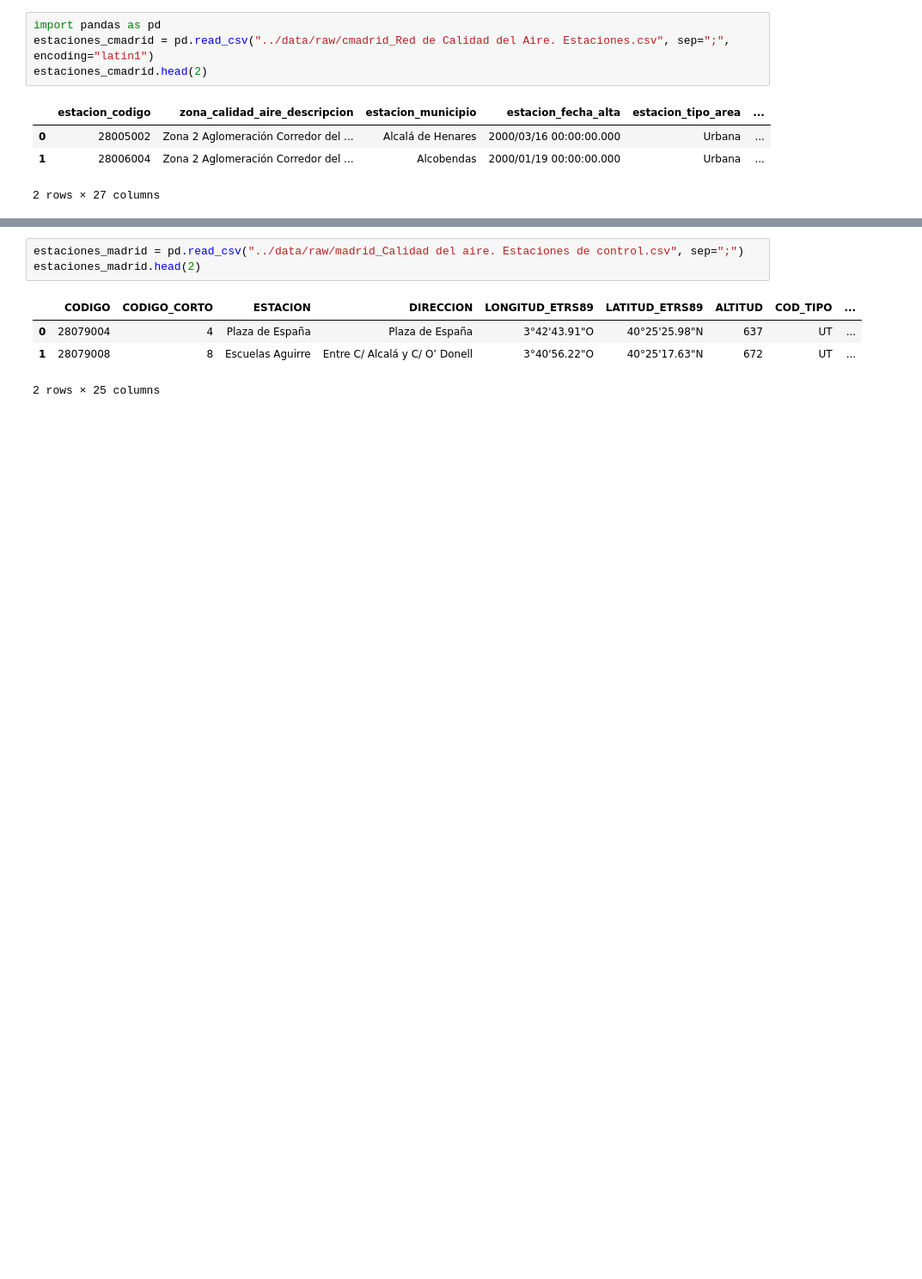
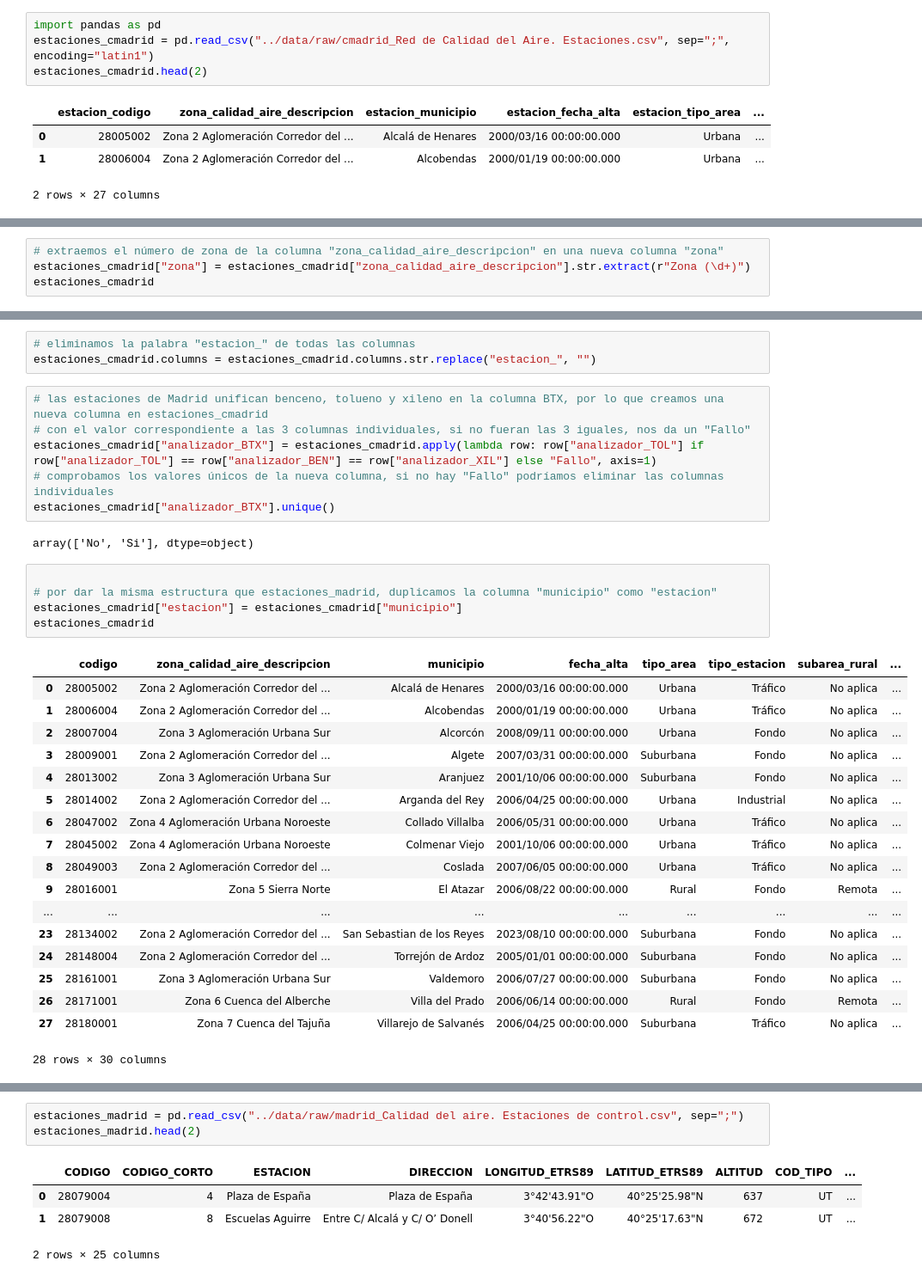
Before and after one commit to MartaM1206/proyecto_final, a Jupyter notebook: notebooks_pruebas/prueba_transformar.ipynb, the cells around one changed output, grey strips where cells are left out. Shown: that part at 86% size. Drawn from its saved outputs; the diff is of its cells as text; blank space fills up the shorter version.

```diff
--- a/notebooks_pruebas/prueba_transformar.ipynb
+++ b/notebooks_pruebas/prueba_transformar.ipynb
@@ -729,0 +770,4 @@ estaciones_cmadrid.head(2)
+# %%
+# extraemos el número de zona de la columna "zona_calidad_aire_descripcion" en una nueva columna "zona"
+estaciones_cmadrid["zona"] = estaciones_cmadrid["zona_calidad_aire_descripcion"].str.extract(r"Zona (\d+)")
+estaciones_cmadrid
@@ -729,0 +793,35 @@ estaciones_cmadrid.head(2)
+# %%
+# eliminamos la palabra "estacion_" de todas las columnas
+estaciones_cmadrid.columns = estaciones_cmadrid.columns.str.replace("estacion_", "")
+# %%
+# las estaciones de Madrid unifican benceno, tolueno y xileno en la columna BTX, por lo que creamos una nueva columna en estaciones_cmadrid
+# con el valor correspondiente a las 3 columnas individuales, si no fueran las 3 iguales, nos da un "Fallo"
+estaciones_cmadrid["analizador_BTX"] = estaciones_cmadrid.apply(lambda row: row["analizador_TOL"] if row["analizador_TOL"] == row["analizador_BEN"] == row["analizador_XIL"] else "Fallo", axis=1)
+# comprobamos los valores únicos de la nueva columna, si no hay "Fallo" podríamos eliminar las columnas individuales
+estaciones_cmadrid["analizador_BTX"].unique()
+# %% [output]
+array(['No', 'Si'], dtype=object)
+# %%
+
+# por dar la misma estructura que estaciones_madrid, duplicamos la columna "municipio" como "estacion"
+estaciones_cmadrid["estacion"] = estaciones_cmadrid["municipio"]
+estaciones_cmadrid
+# %% [output]
+|  | codigo | zona_calidad_aire_descripcion | municipio | fecha_alta | tipo_area | tipo_estacion | subarea_rural | ... |
+| 0 | 28005002 | Zona 2 Aglomeración Corredor del ... | Alcalá de Henares | 2000/03/16 00:00:00.000 | Urbana | Tráfico | No aplica | ... |
+| 1 | 28006004 | Zona 2 Aglomeración Corredor del ... | Alcobendas | 2000/01/19 00:00:00.000 | Urbana | Tráfico | No aplica | ... |
+| 2 | 28007004 | Zona 3 Aglomeración Urbana Sur | Alcorcón | 2008/09/11 00:00:00.000 | Urbana | Fondo | No aplica | ... |
+| 3 | 28009001 | Zona 2 Aglomeración Corredor del ... | Algete | 2007/03/31 00:00:00.000 | Suburbana | Fondo | No aplica | ... |
+| 4 | 28013002 | Zona 3 Aglomeración Urbana Sur | Aranjuez | 2001/10/06 00:00:00.000 | Suburbana | Fondo | No aplica | ... |
+| 5 | 28014002 | Zona 2 Aglomeración Corredor del ... | Arganda del Rey | 2006/04/25 00:00:00.000 | Urbana | Industrial | No aplica | ... |
+| 6 | 28047002 | Zona 4 Aglomeración Urbana Noroeste | Collado Villalba | 2006/05/31 00:00:00.000 | Urbana | Tráfico | No aplica | ... |
+| 7 | 28045002 | Zona 4 Aglomeración Urbana Noroeste | Colmenar Viejo | 2001/10/06 00:00:00.000 | Urbana | Tráfico | No aplica | ... |
+| 8 | 28049003 | Zona 2 Aglomeración Corredor del ... | Coslada | 2007/06/05 00:00:00.000 | Urbana | Tráfico | No aplica | ... |
+| 9 | 28016001 | Zona 5 Sierra Norte | El Atazar | 2006/08/22 00:00:00.000 | Rural | Fondo | Remota | ... |
+| ... | ... | ... | ... | ... | ... | ... | ... | ... |
+| 23 | 28134002 | Zona 2 Aglomeración Corredor del ... | San Sebastian de los Reyes | 2023/08/10 00:00:00.000 | Suburbana | Fondo | No aplica | ... |
+| 24 | 28148004 | Zona 2 Aglomeración Corredor del ... | Torrejón de Ardoz | 2005/01/01 00:00:00.000 | Suburbana | Fondo | No aplica | ... |
+| 25 | 28161001 | Zona 3 Aglomeración Urbana Sur | Valdemoro | 2006/07/27 00:00:00.000 | Suburbana | Fondo | No aplica | ... |
+| 26 | 28171001 | Zona 6 Cuenca del Alberche | Villa del Prado | 2006/06/14 00:00:00.000 | Rural | Fondo | Remota | ... |
+| 27 | 28180001 | Zona 7 Cuenca del Tajuña | Villarejo de Salvanés | 2006/04/25 00:00:00.000 | Suburbana | Tráfico | No aplica | ... |
+28 rows × 30 columns
```
Also changed, not shown: parts of 42 cells of this notebook, 1 other file.
